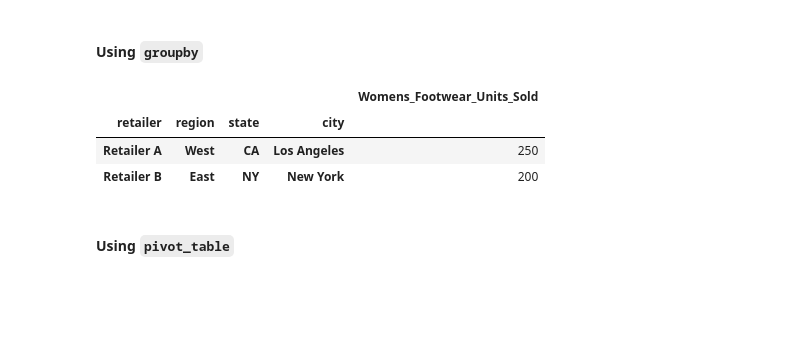
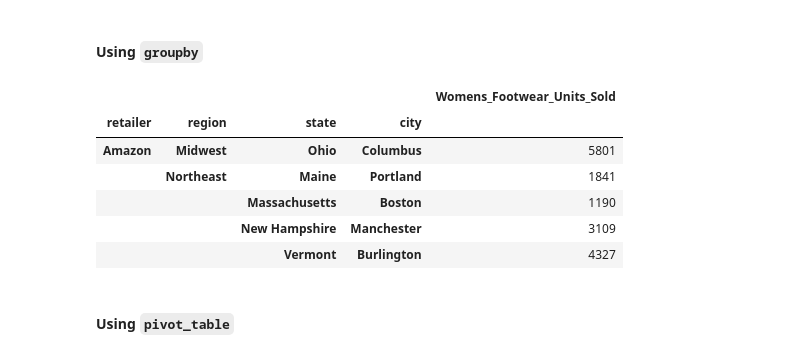
Before and after one commit to Armand57araujo/athletic_sales_analysis, a Jupyter notebook: athletic_sales_analysis.ipynb, the cells around one changed output. Cells and saved outputs as stored; diff of their text form; code cells hidden in the pictures; blank space fills up the shorter version.

```diff
--- a/athletic_sales_analysis.ipynb
+++ b/athletic_sales_analysis.ipynb
@@ -360,39 +360,58 @@ womens_athletic_footwear_sales
 # %% [markdown]
 #### Using `groupby`
 # %%
-# Show the total number of women's athletic footwear sold for each retailer, region, state, and city.
-# Rename the "units_sold" column to "Womens_Footwear_Units_Sold"
+# # Show the total number of women's athletic footwear sold for each retailer, region, state, and city.
+# # Rename the "units_sold" column to "Womens_Footwear_Units_Sold"
 
 
+# # Show the top 5 results.
+
+# # sales_data = pd.DataFrame({
+# #     'retailer': ['Retailer A', 'Retailer A', 'Retailer B', 'Retailer B'],
+# #     'region': ['West', 'West', 'East', 'East'],
+# #     'state': ['CA', 'CA', 'NY', 'NY'],
+# #     'city': ['Los Angeles', 'Los Angeles', 'New York', 'New York'],
+# #     'product': ["Women's Athletic Footwear", "Women's Athletic Footwear", "Women's Athletic Footwear", "Men's Athletic Footwear"],
+# #     'units_sold': [100, 150, 200, 50]
+# # })
+
+# womens_footwear_sold = womens_athletic_footwear_sales.groupby(['retailer','region','state','city'])\
+#     ['units_sold'].agg(Womens_Footwear_Units_Sold=("sum"))
+
+# # Filter for women's athletic footwear
+# # womens_athletic_footwear_sales = sales_data[sales_data['product'] == "Women's Athletic Footwear"]
+
+# # Group by retailer, region, state, and city, and sum the units sold
+# # womens_footwear_totals = womens_athletic_footwear_sales.groupby(
+# #     ['retailer', 'region', 'state', 'city']
+# # ).agg(Womens_Footwear_Units_Sold=('units_sold', 'sum'))
+
+# womens_footwear_sold.sort_values(by=(['Womens_Footwear_Units_Sold']), ascending=False).head()
+
+# # # Show the top 5 results
+# # top_5_womens_footwear = womens_footwear_totals.head(5)
+
+# # # Display the results
+# # top_5_womens_footwear.head()
+
+
+# Rename the "units_sold" column to "Womens_Footwear_Units_Sold"
+womens_footwear_sold = womens_athletic_footwear_sales.groupby(['retailer','region','state','city'])\
+    ['units_sold'].agg(Womens_Footwear_Units_Sold=("sum"))
+
 # Show the top 5 results.
+womens_footwear_sold.sort_values(by=(['Womens_Footwear_Units_Sold']), ascending=False)
 
-sales_data = pd.DataFrame({
-    'retailer': ['Retailer A', 'Retailer A', 'Retailer B', 'Retailer B'],
-    'region': ['West', 'West', 'East', 'East'],
-    'state': ['CA', 'CA', 'NY', 'NY'],
-    'city': ['Los Angeles', 'Los Angeles', 'New York', 'New York'],
-    'product': ["Women's Athletic Footwear", "Women's Athletic Footwear", "Women's Athletic Footwear", "Men's Athletic Footwear"],
-    'units_sold': [100, 150, 200, 50]
-})
 
-# Filter for women's athletic footwear
-womens_athletic_footwear_sales = sales_data[sales_data['product'] == "Women's Athletic Footwear"]
-
-# Group by retailer, region, state, and city, and sum the units sold
-womens_footwear_totals = womens_athletic_footwear_sales.groupby(
-    ['retailer', 'region', 'state', 'city']
-).agg(Womens_Footwear_Units_Sold=('units_sold', 'sum'))
-
-# Show the top 5 results
-top_5_womens_footwear = womens_footwear_totals.head(5)
-
-# Display the results
-top_5_womens_footwear.head()
+womens_footwear_sold.head(5)
 # %% [output]
 |  |  |  |  | Womens_Footwear_Units_Sold |
 | retailer | region | state | city |  |
-| Retailer A | West | CA | Los Angeles | 250 |
-| Retailer B | East | NY | New York | 200 |
+| Amazon | Midwest | Ohio | Columbus | 5801 |
+|  | Northeast | Maine | Portland | 1841 |
+|  |  | Massachusetts | Boston | 1190 |
+|  |  | New Hampshire | Manchester | 3109 |
+|  |  | Vermont | Burlington | 4327 |
 # %% [markdown]
 #### Using `pivot_table`
 # %%
```
